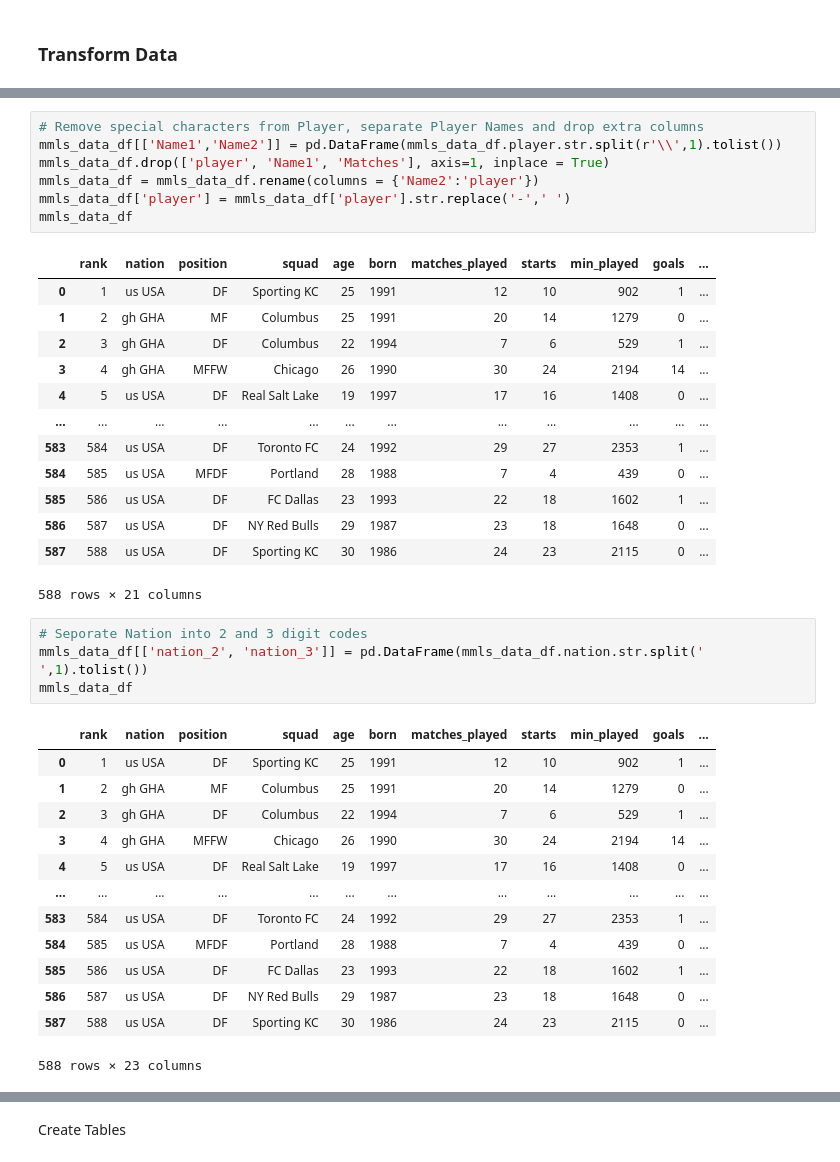
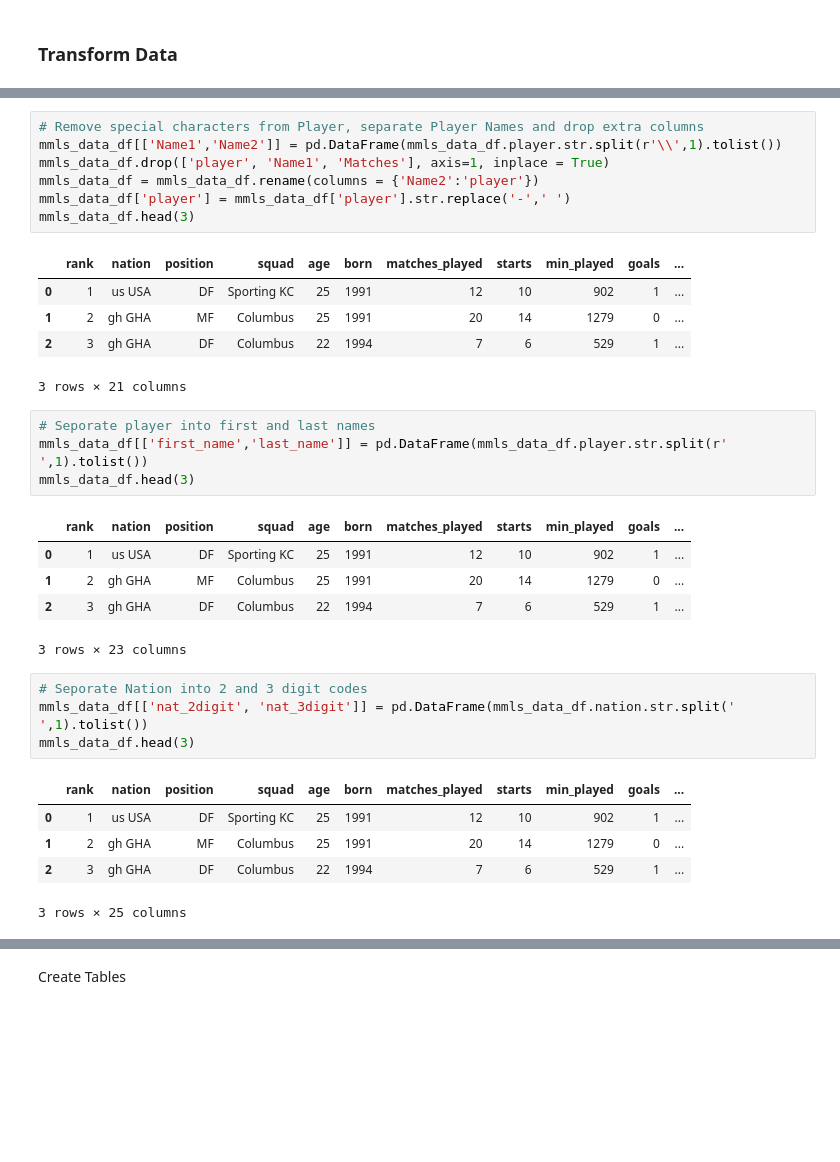
Before and after one commit to clmatherson/ETL_Project, a Jupyter notebook: MLS_ETL.ipynb, the cells around one changed output, grey strips where cells are left out. Saved outputs shown, nothing was run; the diff lists cells and outputs as text; blank space fills up the shorter version.

```diff
--- a/MLS_ETL.ipynb
+++ b/MLS_ETL.ipynb
@@ -43,42 +35,36 @@ mmls_data_df
 # %%
 # Remove special characters from Player, separate Player Names and drop extra columns
 mmls_data_df[['Name1','Name2']] = pd.DataFrame(mmls_data_df.player.str.split(r'\\',1).tolist())
 mmls_data_df.drop(['player', 'Name1', 'Matches'], axis=1, inplace = True)
 mmls_data_df = mmls_data_df.rename(columns = {'Name2':'player'})
 mmls_data_df['player'] = mmls_data_df['player'].str.replace('-',' ')
-mmls_data_df
+mmls_data_df.head(3)
 # %% [output]
 |  | rank | nation | position | squad | age | born | matches_played | starts | min_played | goals | ... |
 | 0 | 1 | us USA | DF | Sporting KC | 25 | 1991 | 12 | 10 | 902 | 1 | ... |
 | 1 | 2 | gh GHA | MF | Columbus | 25 | 1991 | 20 | 14 | 1279 | 0 | ... |
 | 2 | 3 | gh GHA | DF | Columbus | 22 | 1994 | 7 | 6 | 529 | 1 | ... |
-| 3 | 4 | gh GHA | MFFW | Chicago | 26 | 1990 | 30 | 24 | 2194 | 14 | ... |
-| 4 | 5 | us USA | DF | Real Salt Lake | 19 | 1997 | 17 | 16 | 1408 | 0 | ... |
-| ... | ... | ... | ... | ... | ... | ... | ... | ... | ... | ... | ... |
-| 583 | 584 | us USA | DF | Toronto FC | 24 | 1992 | 29 | 27 | 2353 | 1 | ... |
-| 584 | 585 | us USA | MFDF | Portland | 28 | 1988 | 7 | 4 | 439 | 0 | ... |
-| 585 | 586 | us USA | DF | FC Dallas | 23 | 1993 | 22 | 18 | 1602 | 1 | ... |
-| 586 | 587 | us USA | DF | NY Red Bulls | 29 | 1987 | 23 | 18 | 1648 | 0 | ... |
-| 587 | 588 | us USA | DF | Sporting KC | 30 | 1986 | 24 | 23 | 2115 | 0 | ... |
-588 rows × 21 columns
+3 rows × 21 columns
+# %%
+# Seporate player into first and last names
+mmls_data_df[['first_name','last_name']] = pd.DataFrame(mmls_data_df.player.str.split(r' ',1).tolist())
+mmls_data_df.head(3)
+# %% [output]
+|  | rank | nation | position | squad | age | born | matches_played | starts | min_played | goals | ... |
+| 0 | 1 | us USA | DF | Sporting KC | 25 | 1991 | 12 | 10 | 902 | 1 | ... |
+| 1 | 2 | gh GHA | MF | Columbus | 25 | 1991 | 20 | 14 | 1279 | 0 | ... |
+| 2 | 3 | gh GHA | DF | Columbus | 22 | 1994 | 7 | 6 | 529 | 1 | ... |
+3 rows × 23 columns
 # %%
 # Seporate Nation into 2 and 3 digit codes
-mmls_data_df[['nation_2', 'nation_3']] = pd.DataFrame(mmls_data_df.nation.str.split(' ',1).tolist())
-mmls_data_df
+mmls_data_df[['nat_2digit', 'nat_3digit']] = pd.DataFrame(mmls_data_df.nation.str.split(' ',1).tolist())
+mmls_data_df.head(3)
 # %% [output]
 |  | rank | nation | position | squad | age | born | matches_played | starts | min_played | goals | ... |
 | 0 | 1 | us USA | DF | Sporting KC | 25 | 1991 | 12 | 10 | 902 | 1 | ... |
 | 1 | 2 | gh GHA | MF | Columbus | 25 | 1991 | 20 | 14 | 1279 | 0 | ... |
 | 2 | 3 | gh GHA | DF | Columbus | 22 | 1994 | 7 | 6 | 529 | 1 | ... |
-| 3 | 4 | gh GHA | MFFW | Chicago | 26 | 1990 | 30 | 24 | 2194 | 14 | ... |
-| 4 | 5 | us USA | DF | Real Salt Lake | 19 | 1997 | 17 | 16 | 1408 | 0 | ... |
-| ... | ... | ... | ... | ... | ... | ... | ... | ... | ... | ... | ... |
-| 583 | 584 | us USA | DF | Toronto FC | 24 | 1992 | 29 | 27 | 2353 | 1 | ... |
-| 584 | 585 | us USA | MFDF | Portland | 28 | 1988 | 7 | 4 | 439 | 0 | ... |
-| 585 | 586 | us USA | DF | FC Dallas | 23 | 1993 | 22 | 18 | 1602 | 1 | ... |
-| 586 | 587 | us USA | DF | NY Red Bulls | 29 | 1987 | 23 | 18 | 1648 | 0 | ... |
-| 587 | 588 | us USA | DF | Sporting KC | 30 | 1986 | 24 | 23 | 2115 | 0 | ... |
-588 rows × 23 columns
+3 rows × 25 columns
 # %%
 # Assigned Column types
 mmls_data_df = mmls_data_df.astype({'rank':'int', 'nation':'str', 'position':'str', 'squad':'str', 'age':'int',
```
Also changed, not shown: parts of 8 cells of this notebook.
